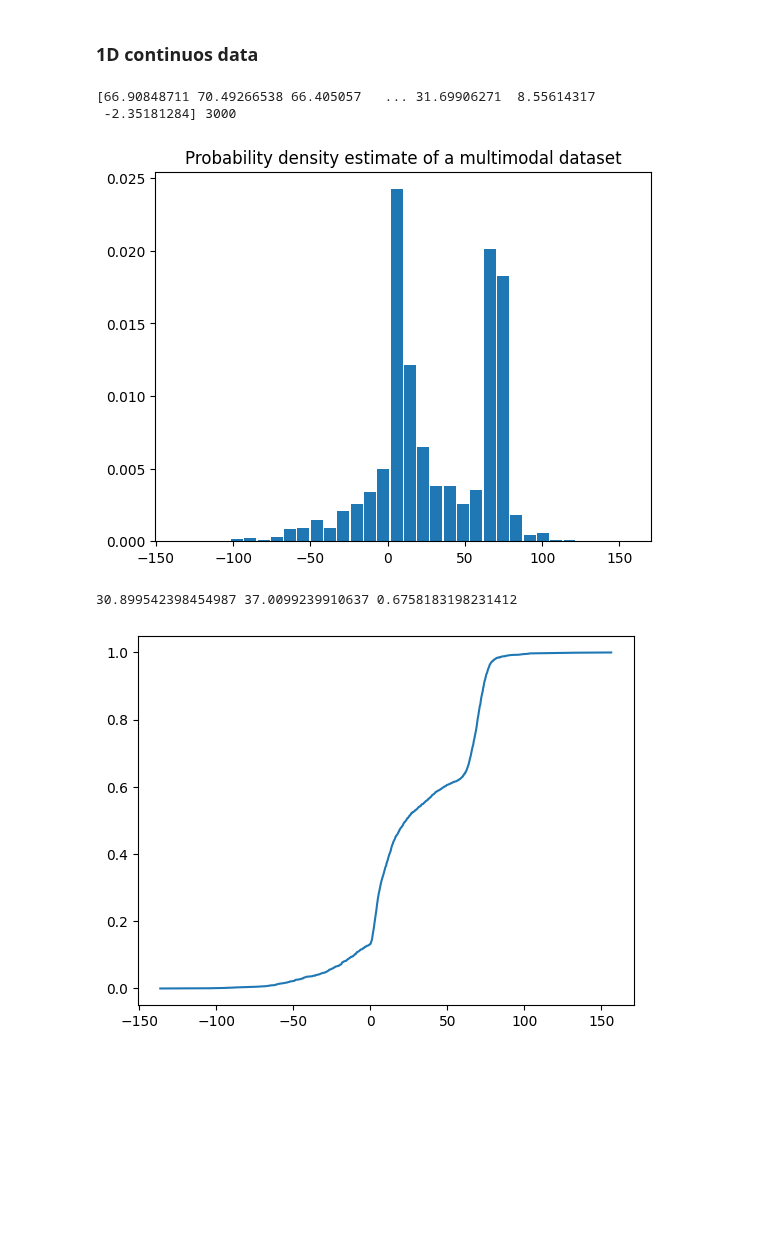
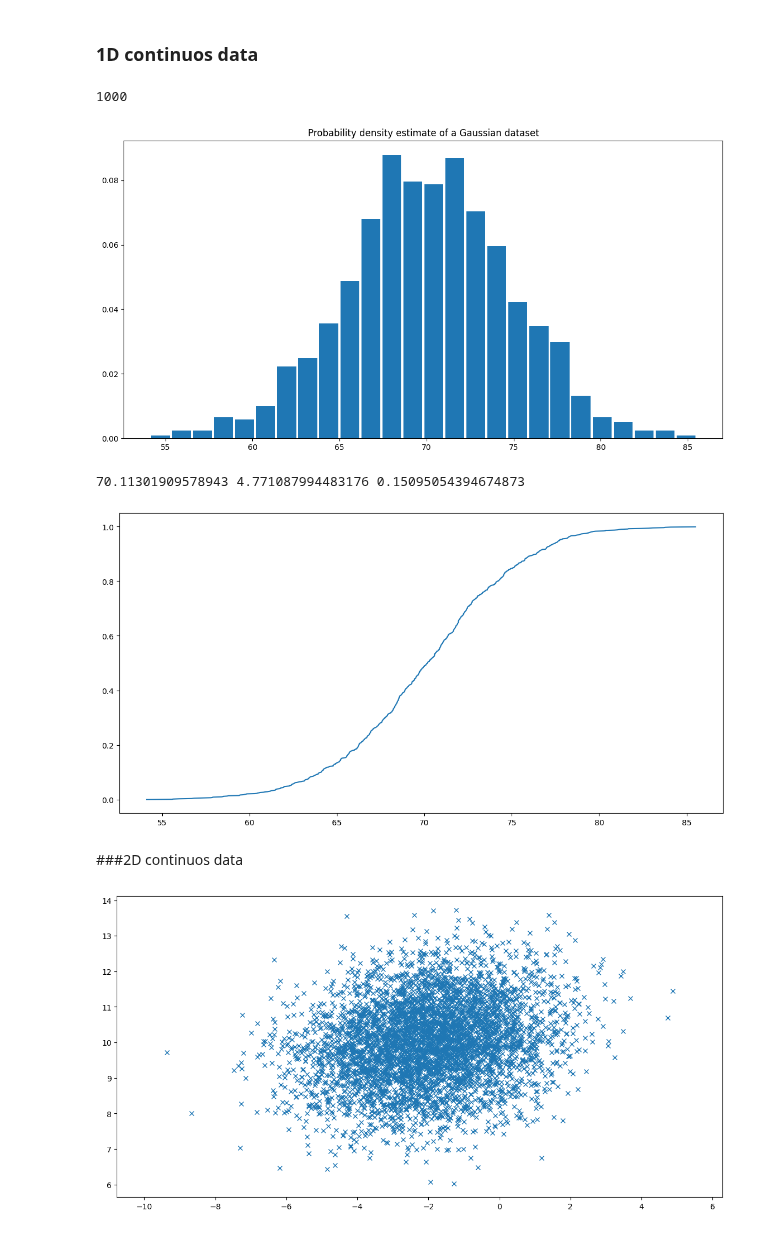
Before and after one commit to carlocamilloni/Structural-Bioinformatics, a Jupyter notebook: Notebooks/t02_intro_stat.ipynb, the cells around one changed output. Cells and saved outputs as stored; diff of their text form; code cells hidden in the pictures; blank space fills up the shorter version.

```diff
--- a/Notebooks/t02_intro_stat.ipynb
+++ b/Notebooks/t02_intro_stat.ipynb
@@ -361,36 +361,35 @@ import numpy as np
 rng = np.random.Generator(np.random.PCG64())
 rng = np.random.default_rng()
 num_throw=1000
-# here the range is from low to high-1
-data1 = rng.normal(70, 5, size=num_throw)
-data2 = rng.lognormal(2, 1, num_throw)
-datac = np.concatenate((data1, data2, rng.normal(10, 40, size=num_throw)), axis=0)
-# print the data and the number of data
-print(datac, len(datac))
+# gaussian centered at 70 with a sd of 5, generate num_throw data point
+data_g = rng.normal(70, 5, size=num_throw)
+print(len(data_g))
 # %% [output]
-[66.90848711 70.49266538 66.405057   ... 31.69906271  8.55614317
- -2.35181284] 3000
+1000
 # %%
 import matplotlib.pyplot as plt
-counts, bin=np.histogram(datac, bins='auto', density=True)
+counts, bin=np.histogram(data_g, bins='auto', density=True)
 plt.hist(bin[:-1], bin, weights=counts, align='mid', rwidth=0.9)
-plt.title("Probability density estimate of a multimodal dataset")
+plt.title("Probability density estimate of a Gaussian dataset")
 plt.show()
 # %% [output]
-[figure, old version]
+[figure, new version]
 # %%
 from scipy.stats import sem
-aver=np.average(datac)
-dev=np.std(datac)
-error=sem(datac)
+aver=np.average(data_g)
+dev=np.std(data_g)
+error=sem(data_g)
 print(aver, dev, error)
 # %% [output]
-30.899542398454987 37.0099239910637 0.6758183198231412
+70.11301909578943 4.771087994483176 0.15095054394674873
 # %%
 #cumulative distribution function
-X2 = np.sort(datac)
-F2 = np.array(range(len(datac)))/float(len(datac))
+#calculates the probability from -infinity to x
+X2 = np.sort(data_g)
+F2 = np.array(range(len(data_g)))/float(len(data_g))
 plt.plot(X2, F2)
 plt.show()
 # %% [output]
-[figure, old version]
+[figure, new version]
+# %% [markdown]
+###2D continuos data
@@ -396,0 +401,6 @@ plt.show()
+# %%
+plt.plot(x, y, 'x')
+plt.axis('equal')
+plt.show()
+# %% [output]
+[figure, added]
```
Also changed, not shown: parts of 1 cell of this notebook.
